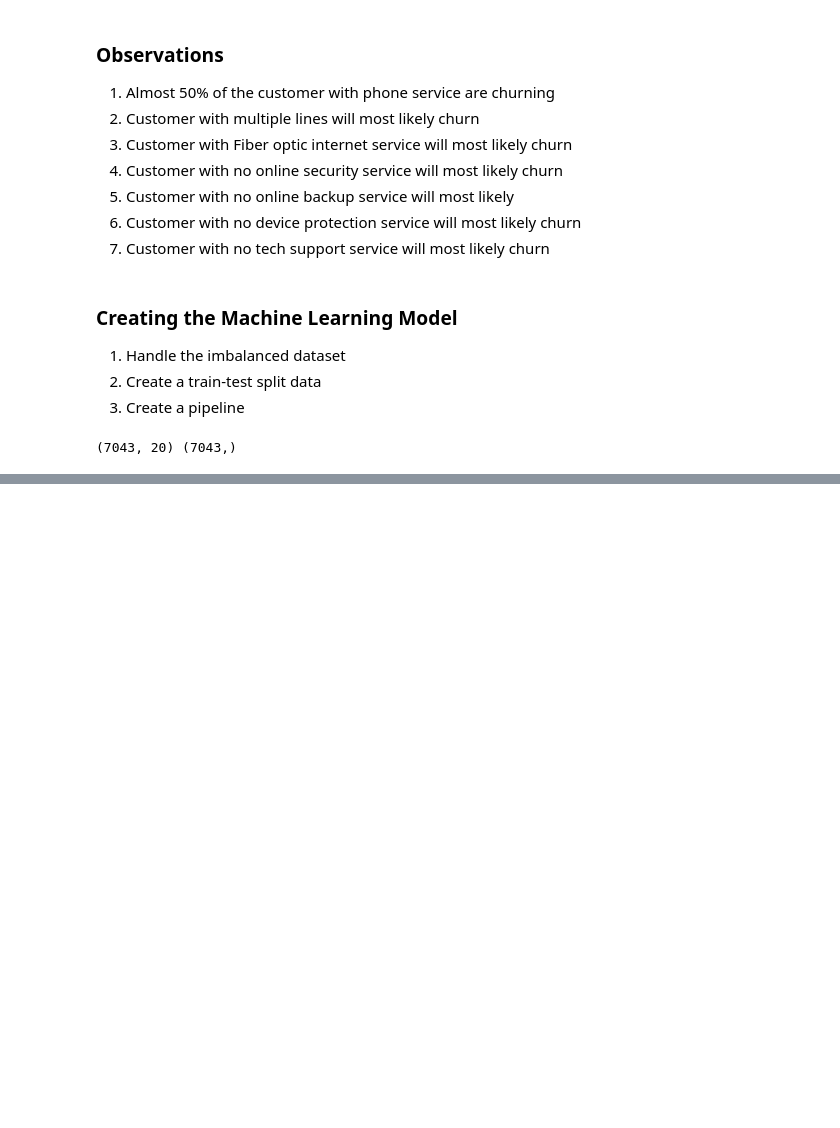
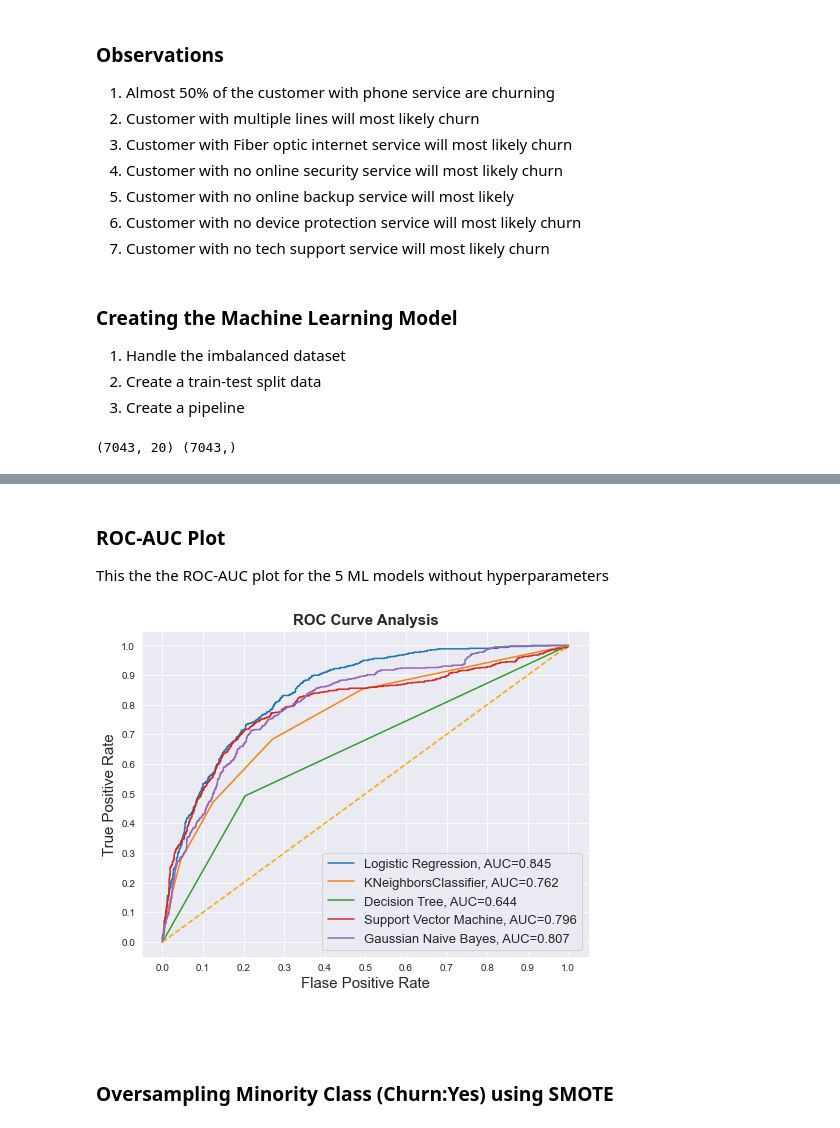
Before and after one commit to carlmaps/MLClassification, a Jupyter notebook: EDA Telco Customer Churn.ipynb, the cells around one changed output, grey strips where cells are left out. Cells and saved outputs as stored; diff of their text form; code cells hidden in the pictures; blank space fills up the shorter version.

Commit message:
implemented oversampling using SMOTE

```diff
--- a/EDA Telco Customer Churn.ipynb
+++ b/EDA Telco Customer Churn.ipynb
@@ -518,6 +519,6 @@ steps = [('col_transform', col_transform), ('svc', SVC(probability=True))]
 pipeline_svc = Pipeline(steps=steps)
 # %%
 #Pipeline for Support Vector Machine
-steps = [('col_transform', col_transform), ('svc', GaussianNB())]
+steps = [('col_transform', col_transform), ('gnb', GaussianNB())]
 pipeline_gnb = Pipeline(steps=steps)
 # %%
@@ -529,0 +528,5 @@ for pipe in pipeLines:
+# %%
+pipeLines = [pipeline_lr, pipeline_knn, pipeline_dt, pipeline_svc, pipeline_gnb]
+
+# call fit_pipeline function
+fit_pipeline(pipeLines)
@@ -574,20 +560,22 @@ weighted avg       0.81      0.71      0.73      2325
 # %%
-fig = plt.figure(figsize=(8,6))
+def plotROCAUC(result_table):
+    sns.set_style("darkgrid")
+    fig = plt.figure(figsize=(8,6))
 
-for i in result_table.index:
-    plt.plot(result_table.loc[i]['fpr'],
-             result_table.loc[i]['tpr'],
-             label="{}, AUC={:.3f}".format(i, result_table.loc[i]['auc']))
+    for i in result_table.index:
+        plt.plot(result_table.loc[i]['fpr'],
+                 result_table.loc[i]['tpr'],
+                 label="{}, AUC={:.3f}".format(i, result_table.loc[i]['auc']))
 
-plt.plot([0,1], [0,1], color='orange', linestyle='--')
+    plt.plot([0,1], [0,1], color='orange', linestyle='--')
 
-plt.xticks(np.arange(0.0, 1.1, step=0.1))
-plt.xlabel("Flase Positive Rate", fontsize=15)
+    plt.xticks(np.arange(0.0, 1.1, step=0.1))
+    plt.xlabel("Flase Positive Rate", fontsize=15)
 
-plt.yticks(np.arange(0.0, 1.1, step=0.1))
-plt.ylabel("True Positive Rate", fontsize=15)
+    plt.yticks(np.arange(0.0, 1.1, step=0.1))
+    plt.ylabel("True Positive Rate", fontsize=15)
 
-plt.title('ROC Curve Analysis', fontweight='bold', fontsize=15)
-plt.legend(prop={'size':13}, loc='lower right')
+    plt.title('ROC Curve Analysis', fontweight='bold', fontsize=15)
+    plt.legend(prop={'size':13}, loc='lower right')
 
-plt.show()
+    plt.show()
@@ -595,0 +582,8 @@ plt.show()
+# %%
+pipe_dict = {0: 'Logistic Regression', 1: 'KNeighborsClassifier', 2:'Decision Tree',
+             3:'Support Vector Machine', 4:'Gaussian Naive Bayes'}
+
+# Define a result table as a DataFrame
+result_table = pd.DataFrame(columns=['classifiers', 'fpr','tpr','auc'])
+
+result_table=printplotResult(pipeLines, result_table, pipe_dict)
@@ -595,0 +608,11 @@ plt.show()
+# %% [markdown]
+### ROC-AUC Plot
+This the the ROC-AUC plot for the 5 ML models without hyperparameters
+# %%
+plotROCAUC(result_table)
+# %% [output]
+[figure, added]
+# %% [markdown]
+###
+# %% [markdown]
+### Oversampling Minority Class (Churn:Yes) using SMOTE
```
Also changed, not shown: parts of 16 cells of this notebook.
